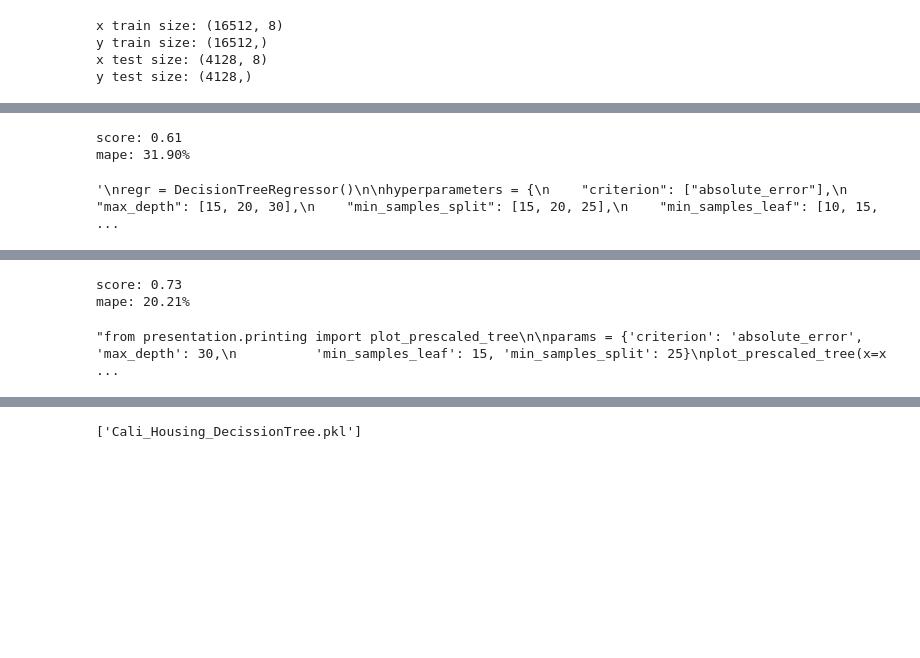
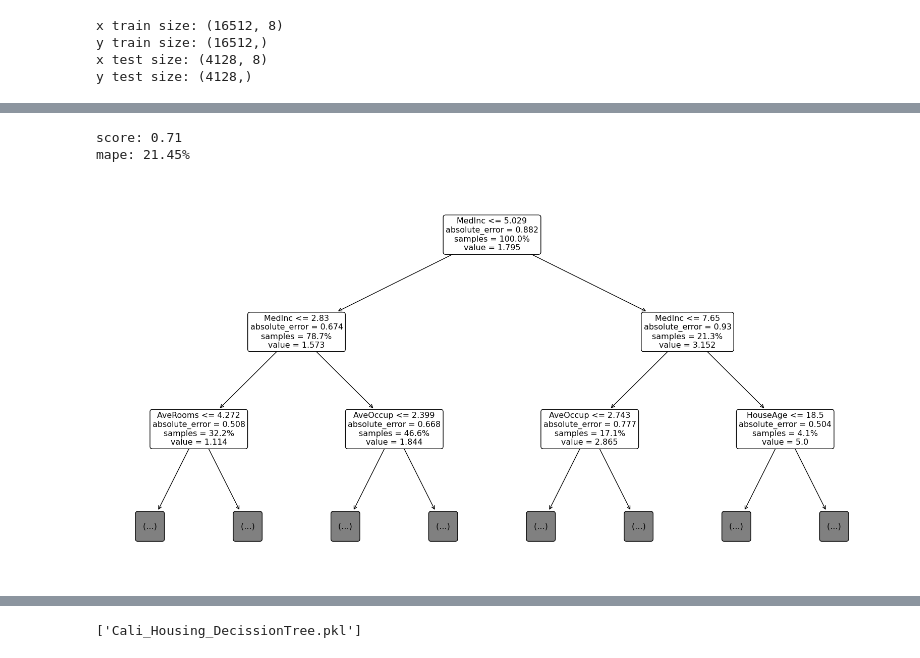
Before and after one commit to RouvenDecker/Machine_Learning-, a Jupyter notebook: presentation/Project.ipynb, the cells around one changed output, grey strips where cells are left out. Saved outputs shown, nothing was run; the diff lists cells and outputs as text; code cells hidden in the pictures; blank space fills up the shorter version.

```diff
--- a/presentation/Project.ipynb
+++ b/presentation/Project.ipynb
@@ -236,56 +216,9 @@ styler.exec_styled_cell(20)
-# %%
-regr = LinearRegression()
-regr.fit(x_train, y_train)
-y_pred = regr.predict(x_test)
-
-score = r2_score(y_test, y_pred)
-mape = mean_absolute_percentage_error(y_test, y_pred)
-
-print(f"score: {score:.2f}")
-print(f"mape: {mape*100:.2f}%")
-# %% [output]
-score: 0.61
-mape: 31.90%
-# %%
-from sklearn.model_selection import GridSearchCV
-from sklearn.tree import DecisionTreeRegressor
-
-"""
-regr = DecisionTreeRegressor()
-
-hyperparameters = {
-    "criterion": ["absolute_error"],
-    "max_depth": [20, 30],
-    "min_samples_split": [20, 25],
-    "min_samples_leaf": [10, 15],
-}
-
-grid = GridSearchCV(regr, hyperparameters, cv=10, scoring="r2", n_jobs=-1)
-grid.fit(x_train, y_train)
-
-mean_test_scores = grid.cv_results_["mean_test_score"]
-std_test_scores = grid.cv_results_["std_test_score"]
-params = grid.cv_results_["params"]
-
-for mean, std, params in zip(mean_test_scores, std_test_scores, params):
-    print(f"mean: {mean}, std: {std}, params: {params}")
-
-best_params = grid.best_params_
-best_score = grid.best_score_
-print(f"best found parsameters: {best_params}")
-print(f"best score: {best_score}")"""
-# %% [output]
-'\nregr = DecisionTreeRegressor()\n\nhyperparameters = {\n    "criterion": ["absolute_error"],\n    "max_depth": [15, 20, 30],\n    "min_samples_split": [15, 20, 25],\n    "min_samples_leaf": [10, 15, ...
 # %%
 styler.exec_styled_cell(21)
 # %% [output]
 [interactive output not drawn]
 # %%
-regr = DecisionTreeRegressor(
-    **{'criterion': 'absolute_error', 'max_depth': 30, 'min_samples_leaf': 15, 'min_samples_split': 25}
-)
-regr.fit(x_train, y_train)
-y_pred = regr.predict(x_test)
+from sklearn.metrics import r2_score,mean_absolute_percentage_error
 
 score = r2_score(y_test, y_pred)
 mape = mean_absolute_percentage_error(y_test, y_pred)
@@ -293,17 +226,17 @@ mape = mean_absolute_percentage_error(y_test, y_pred)
 print(f"score: {score:.2f}")
 print(f"mape: {mape*100:.2f}%")
 # %% [output]
-score: 0.73
-mape: 20.21%
+score: 0.71
+mape: 21.45%
 # %%
-"""from presentation.printing import plot_prescaled_tree
+from printing import plot_prescaled_tree
 
 params = {'criterion': 'absolute_error', 'max_depth': 30,
           'min_samples_leaf': 15, 'min_samples_split': 25}
 plot_prescaled_tree(x=x_pre_scaled, y=y, params=params,
-                    feature_names=housing.columns.values.tolist())"""
+                    feature_names=housing.columns.values.tolist())
 # %% [output]
-"from presentation.printing import plot_prescaled_tree\n\nparams = {'criterion': 'absolute_error', 'max_depth': 30,\n          'min_samples_leaf': 15, 'min_samples_split': 25}\nplot_prescaled_tree(x=x ...
+[figure, added]
 # %%
 styler.exec_styled_cell(22)
 # %% [output]
```
Also changed, not shown: parts of 18 cells of this notebook, 4 other files.
